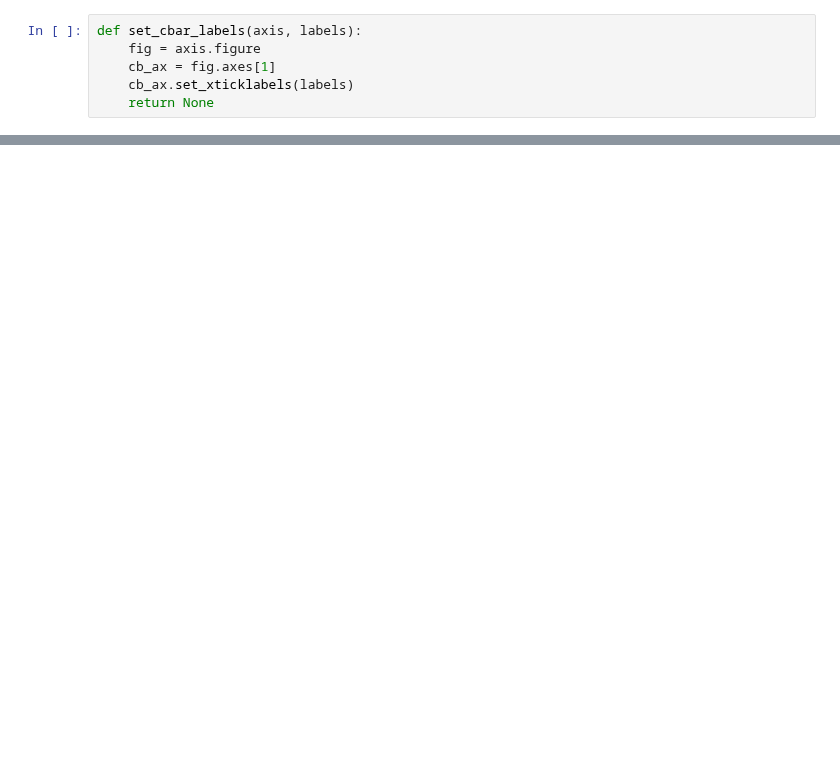
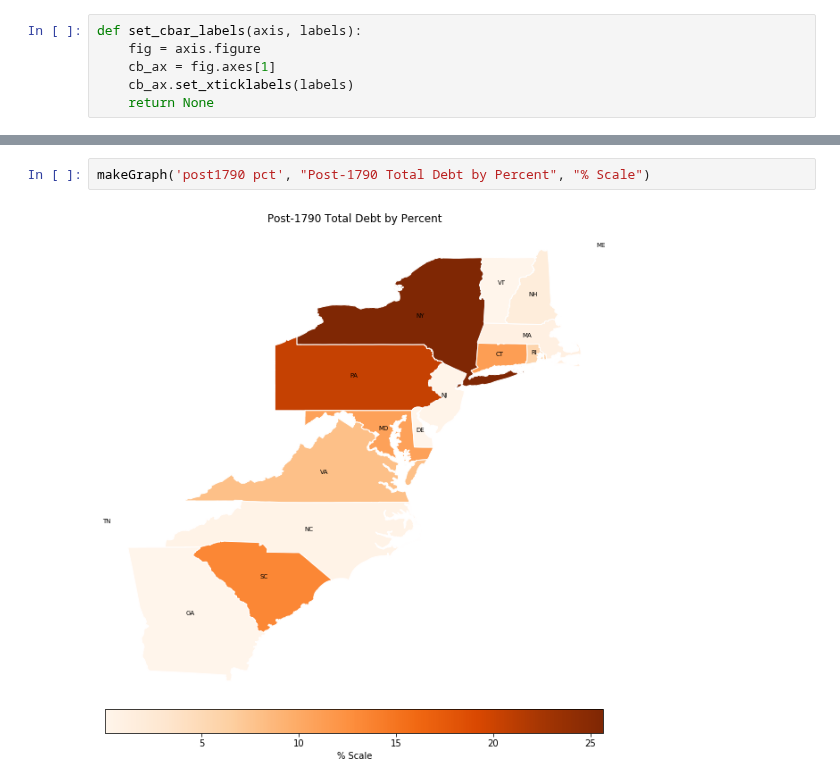
Before and after one commit to davidch2020/SPEOC-pt-1, a Jupyter notebook: State_Asset_Movement/pre1790_debt_visualization.ipynb, the cells around one changed output, grey strips where cells are left out. Saved outputs shown, nothing was run; the diff lists cells and outputs as text; blank space fills up the shorter version.

```diff
--- a/State_Asset_Movement/pre1790_debt_visualization.ipynb
+++ b/State_Asset_Movement/pre1790_debt_visualization.ipynb
@@ -136,0 +65,4 @@ plt.show()
+# %%
+makeGraph('post1790 pct', "Post-1790 Total Debt by Percent", "% Scale")
+# %% [output]
+[figure, added]
```
Also changed, not shown: parts of 26 cells of this notebook, 4 other files.
